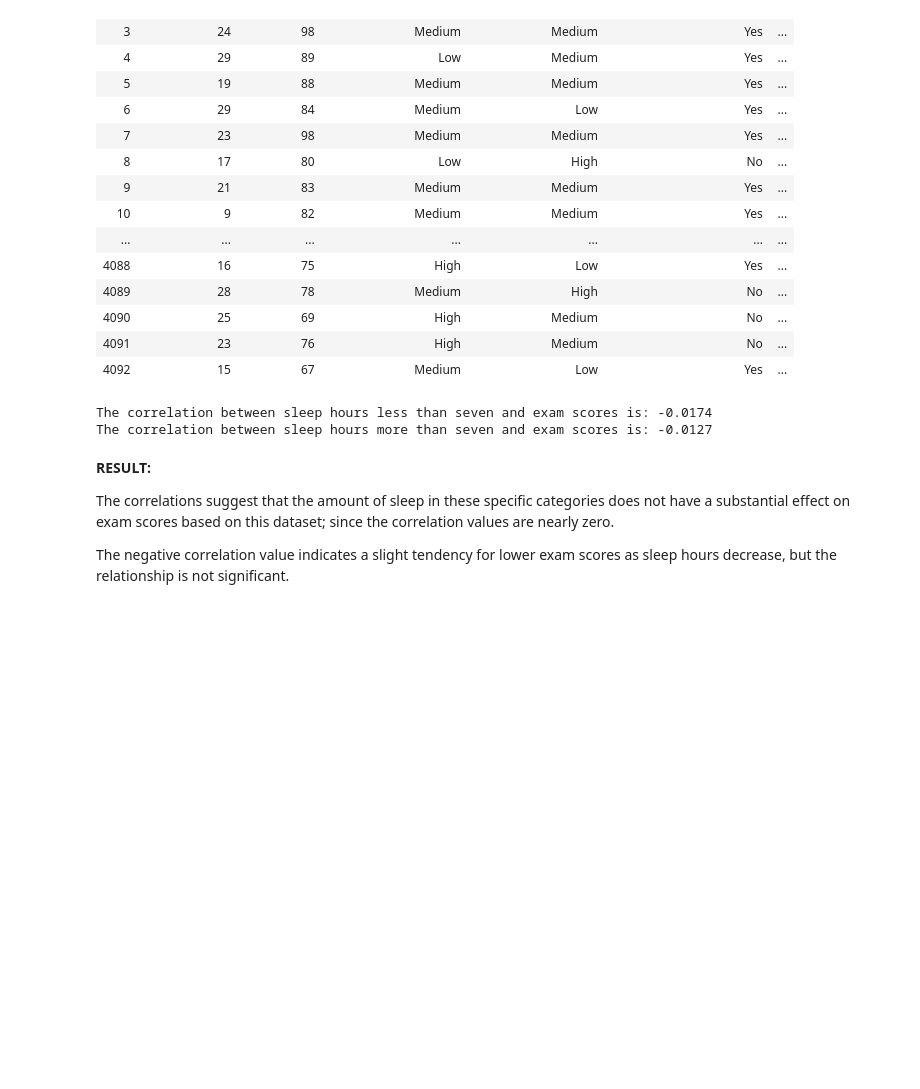
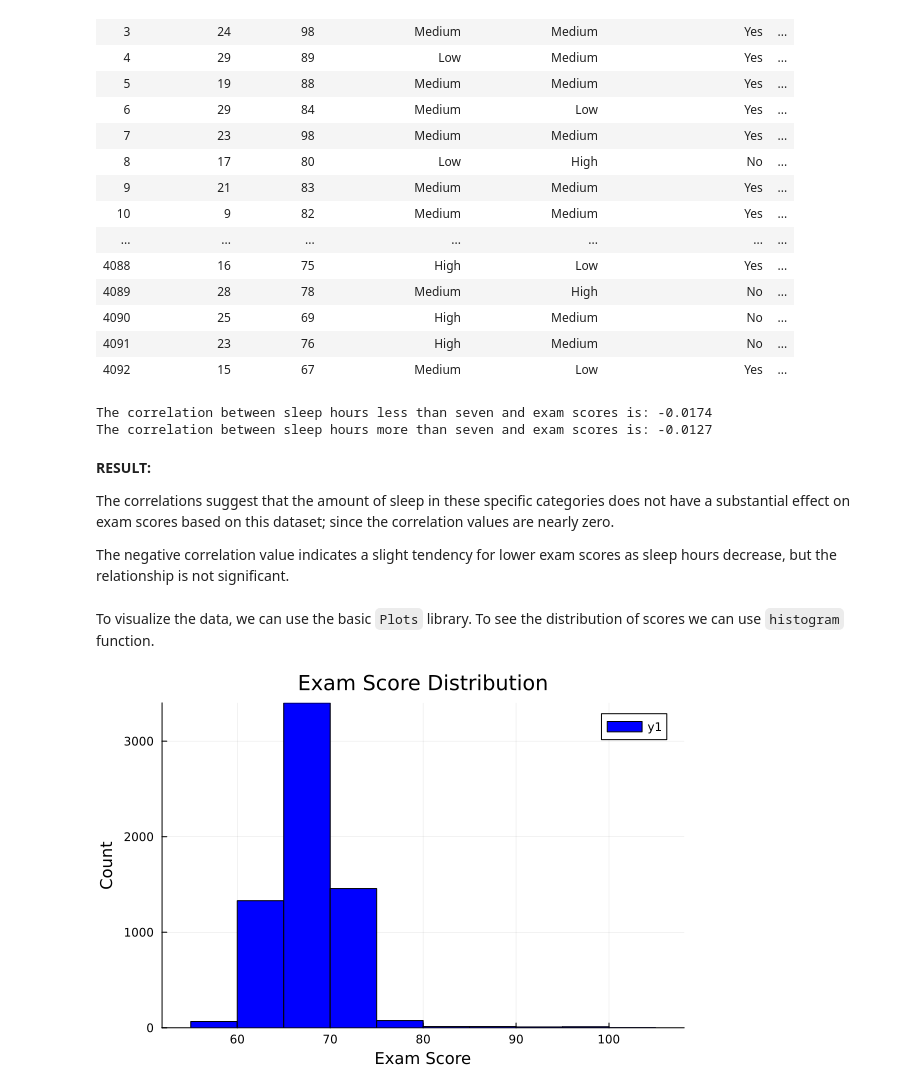
Before and after one commit to Jasper-Johansen/data_analysis_using_julia, a Jupyter notebook: Data_Analysis.ipynb, the cells around one changed output. Cells and saved outputs as stored; diff of their text form; code cells hidden in the pictures; blank space fills up the shorter version.

Commit message:
Use histogram function

````diff
--- a/Data_Analysis.ipynb
+++ b/Data_Analysis.ipynb
@@ -235,3 +235,10 @@ The correlation between sleep hours more than seven and exam scores is: -0.0127
 The correlations suggest that the amount of sleep in these specific categories does not have a substantial effect on exam scores based on this dataset; since the correlation values are nearly zero.
 
 The negative correlation value indicates a slight tendency for lower exam scores as sleep hours decrease, but the relationship is not significant.
+# %% [markdown]
+To visualize the data, we can use the basic ```Plots``` library. To see the distribution of scores we can use ```histogram``` function.
+# %%
+using Plots
+histogram(df.Exam_Score, bins=20, color=:blue, title="Exam Score Distribution", xlabel="Exam Score", ylabel="Count")
+# %% [output]
+[figure, added]
````
